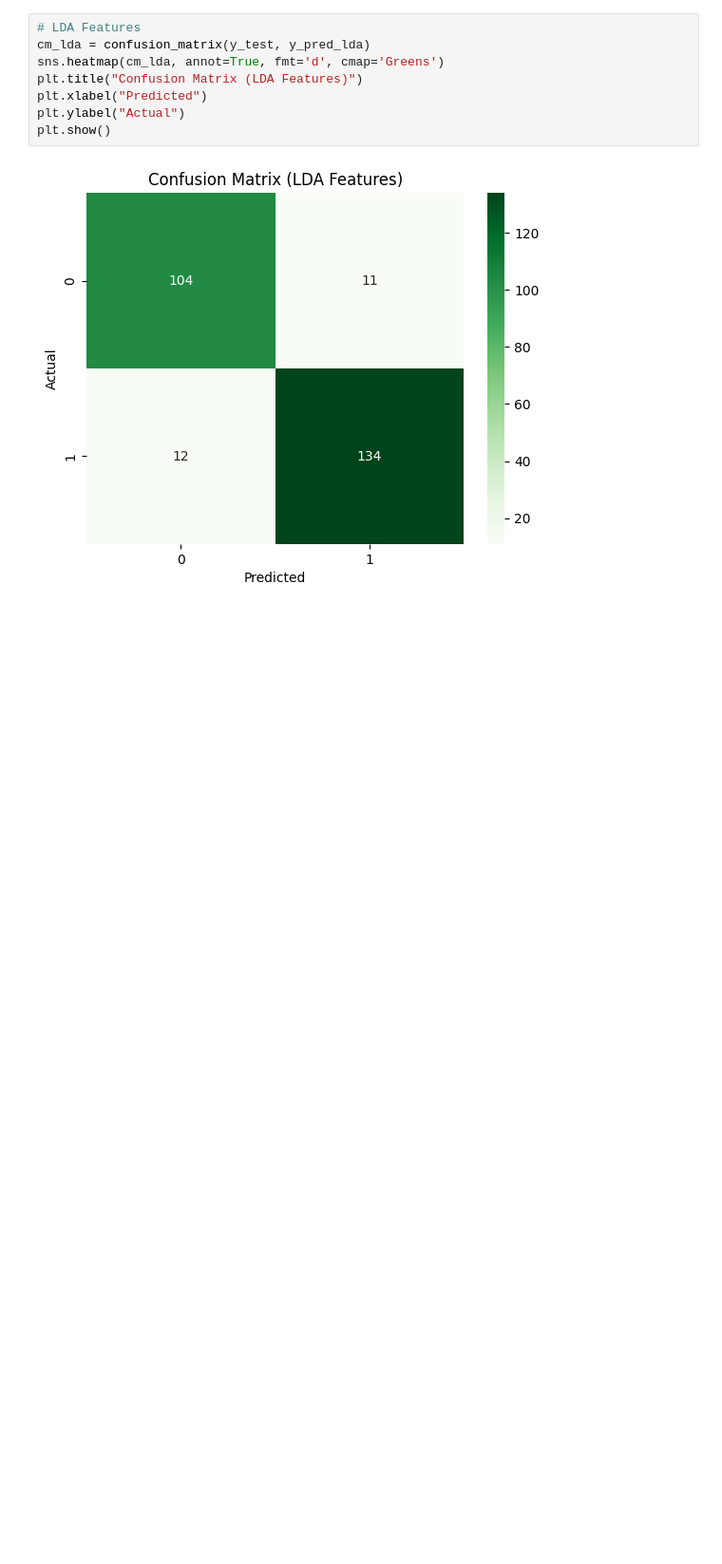
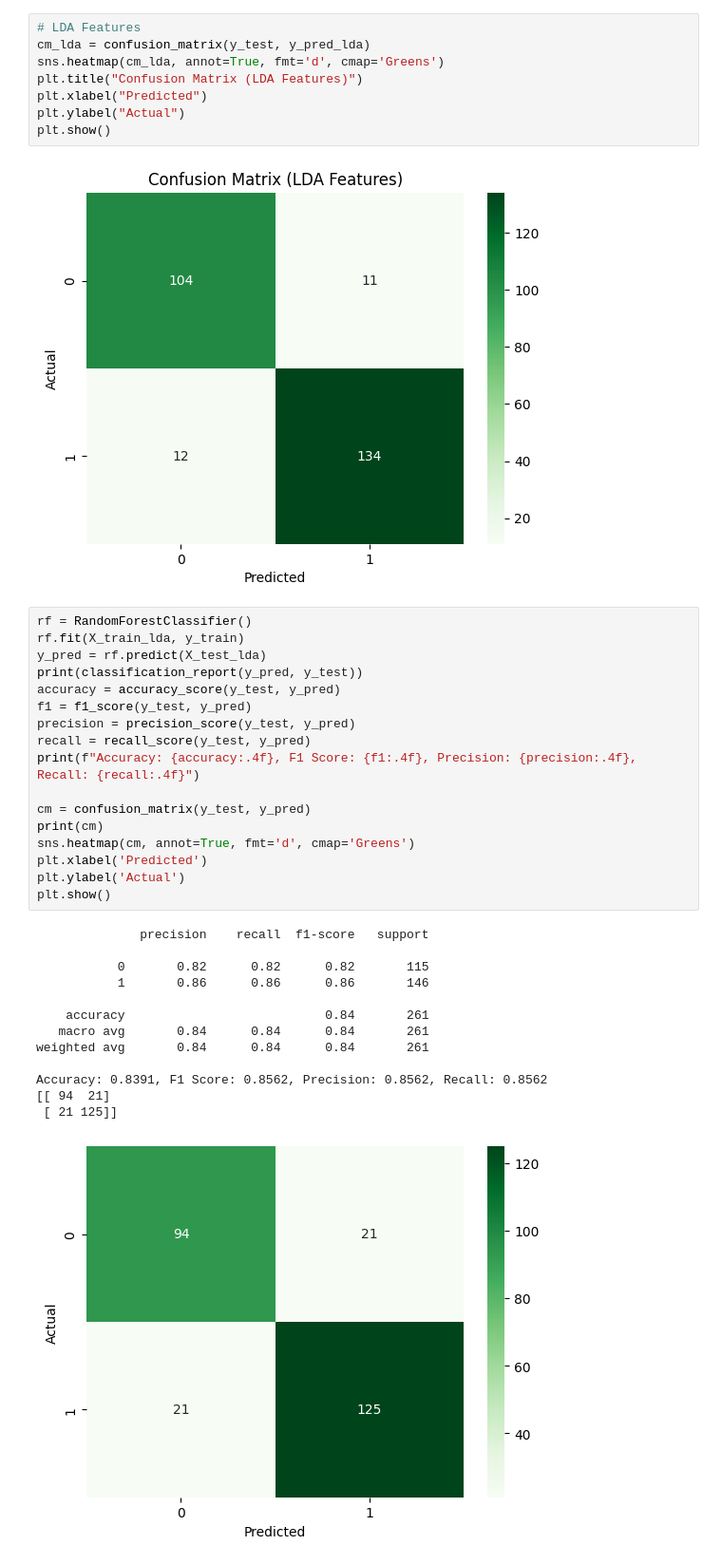
Before and after one commit to ml-cvd-prediction/ml-cvd-prediction.github.io, a Jupyter notebook: src/Supervisedlearningtuning_nn.ipynb, the cells around one changed output. Shown: that part at 95% size. Drawn from its saved outputs; the diff is of its cells as text; blank space fills up the shorter version.

```diff
--- a/src/Supervisedlearningtuning_nn.ipynb
+++ b/src/Supervisedlearningtuning_nn.ipynb
@@ -183,3 +180,34 @@ plt.ylabel("Actual")
 plt.show()
 # %% [output]
 [figure]
+# %%
+rf = RandomForestClassifier()
+rf.fit(X_train_lda, y_train)
+y_pred = rf.predict(X_test_lda)
+print(classification_report(y_pred, y_test))
+accuracy = accuracy_score(y_test, y_pred)
+f1 = f1_score(y_test, y_pred)
+precision = precision_score(y_test, y_pred)
+recall = recall_score(y_test, y_pred)
+print(f"Accuracy: {accuracy:.4f}, F1 Score: {f1:.4f}, Precision: {precision:.4f}, Recall: {recall:.4f}")
+
+cm = confusion_matrix(y_test, y_pred)
+print(cm)
+sns.heatmap(cm, annot=True, fmt='d', cmap='Greens')
+plt.xlabel('Predicted')
+plt.ylabel('Actual')
+plt.show()
+# %% [output]
+              precision    recall  f1-score   support
+
+           0       0.82      0.82      0.82       115
+           1       0.86      0.86      0.86       146
+
+    accuracy                           0.84       261
+   macro avg       0.84      0.84      0.84       261
+weighted avg       0.84      0.84      0.84       261
+
+Accuracy: 0.8391, F1 Score: 0.8562, Precision: 0.8562, Recall: 0.8562
+[[ 94  21]
+ [ 21 125]]
+[figure, added]
```
Also changed, not shown: parts of 2 cells of this notebook, 2 other files.
